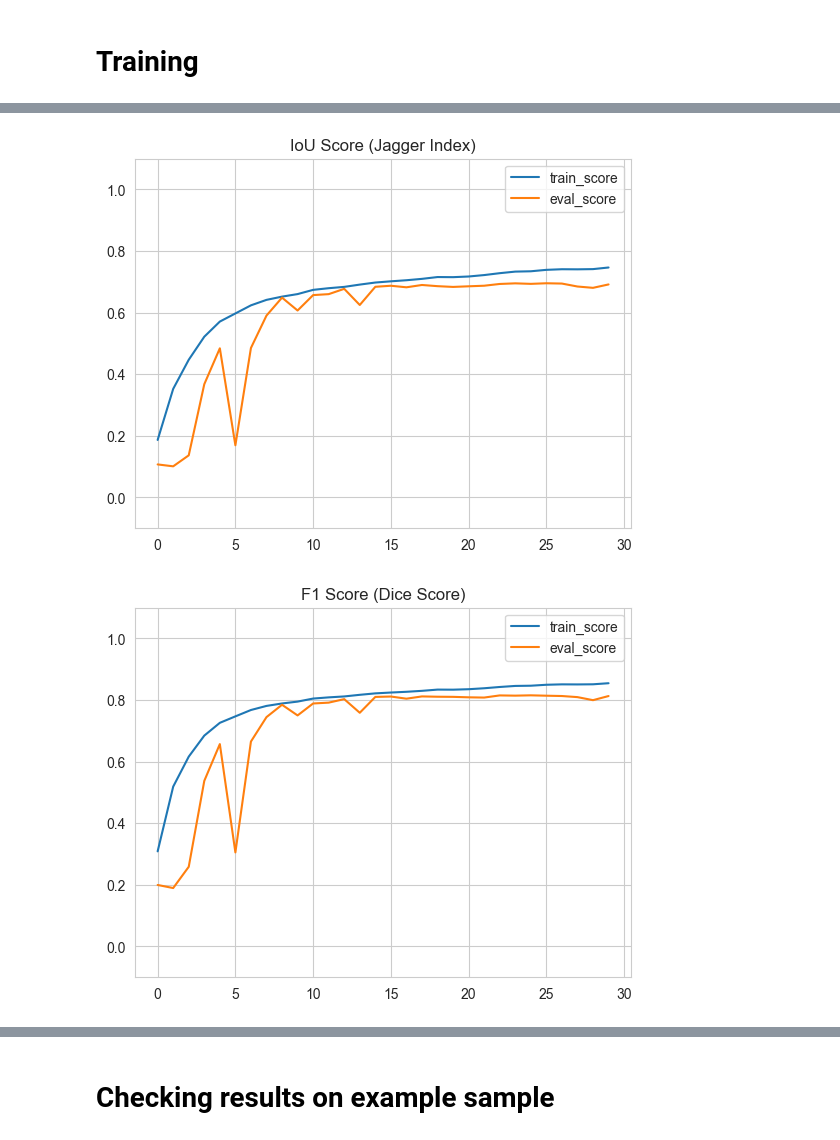
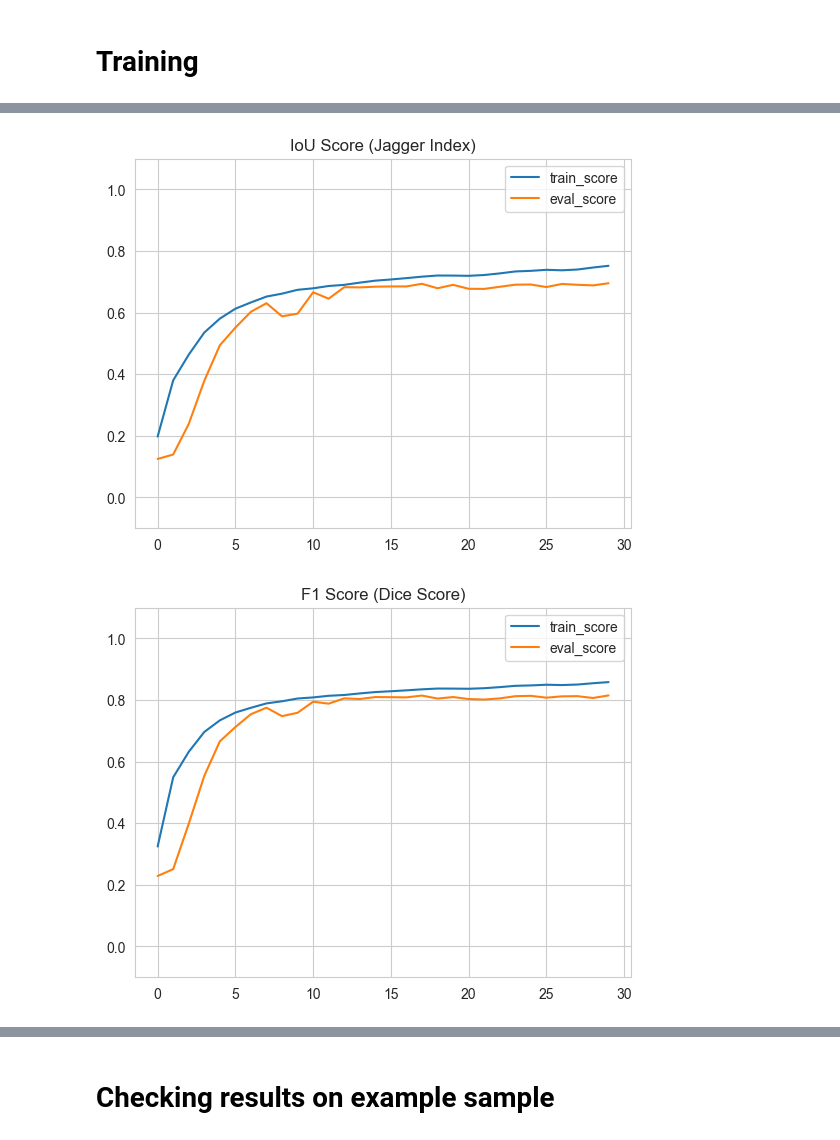
Before and after one commit to DamianM02/IB, a Jupyter notebook: blood.ipynb, the cells around one changed output, grey strips where cells are left out. Saved outputs shown, nothing was run; the diff lists cells and outputs as text; code cells hidden in the pictures.

```diff
--- a/blood.ipynb
+++ b/blood.ipynb
@@ -184,11 +199,11 @@ test_loader = DataLoader(test_dataset, batch_size=16, shuffle=False)
 # %%
 unet = smp.Unet(
-    encoder_name="resnet34",  # choose encoder, e.g. mobilenet_v2 or efficientnet-b7
-    encoder_weights="imagenet",  # use `imagenet` pre-trained weights for encoder initialization
-    in_channels=3,  # model input channels (1 for gray-scale images, 3 for RGB, etc.)
-    classes=1,  # model output channels (number of classes in your dataset)
+    encoder_name="resnet34",
+    encoder_weights="imagenet",
+    in_channels=3,
+    classes=1,
     # activation="sigmoid"
 )
-# sigmoid = nn.Sigmoid()
+sigmoid = nn.Sigmoid()  # to better training (loss function prefer logits instead of probability) i decided to not use sigmoid in model
 # %% [markdown]
 # Training
@@ -195,8 +212,21 @@ unet = smp.Unet(
 # %%
-def train(model=unet,output_activation = sigmoid, train_loader=train_loader, val_loader=test_loader, lr=1e-3, EPOCHS=10):
+def train(model=unet, output_activation=sigmoid, train_loader=train_loader, val_loader=test_loader, lr=1e-3, EPOCHS=10):
+    """
+
+    :param model: model to train, default is unet
+    :param output_activation: activation function to use on logits from model, it could be identity function
+    :param train_loader: dataloader with train data
+    :param val_loader: dataloader with test data
+    :param lr: learning rate to use in optimizer
+    :param EPOCHS: number of epochs to train
+    :return: tuple of 4 lists, every list consist scores per epoch. Scores are: training IoU (JaccardIndex), testing IoU, training F1 (DiceScore), testing F1
+    """
     model.to(device)
     optimizer = torch.optim.AdamW(params=model.parameters(), lr=lr)
-    criterion = smp.losses.JaccardLoss(mode="binary", from_logits=True)  #this is IoU_loss
+
+    # I tested two similar losses and sum of them, but the best results gave DiceLoss
+    # criterion = smp.losses.JaccardLoss(mode="binary", from_logits=True)  #this is IoU_loss
+    criterion = smp.losses.DiceLoss(mode="binary", from_logits=True)  #this is F1_loss
 
     iou_metric = MeanIoU(num_classes=2, input_format="index", include_background=False).to(device)
     dice_metric = DiceScore(num_classes=2, input_format="index", include_background=False).to(device)
@@ -213,7 +243,7 @@ def train(model=unet,output_activation = sigmoid, train_loader=train_loader, val
             optimizer.zero_grad()
 
             Y_pred = model(X)
-            loss = criterion(Y_pred, Y)
+            loss = (criterion(Y_pred, Y))
             loss.backward()
             optimizer.step()
 
@@ -265,20 +295,27 @@ Epoch: 11 | Train_IoU_score: 0.6741, Test_IoU_score: 0.6571 | Train_f1_score: 0.
 # %%
 def plot_train_eval_scores(train_scores: list[float], eval_scores: list[float], title: str | None = None,
                            margin: float = 0.1):
+    """
+    :param train_scores: list of train set scores per epoch,
+    :param eval_scores: list of eval scores per epoch,
+    :param title: title of plot, if None then without title,
+    :param margin: margin of plots,
+    :return: None
+    """
     plt.plot(train_scores, label="train_score")
     plt.plot(eval_scores, label="eval_score")
     if title:
         plt.title(title)
     plt.ylim(0 - margin, 1 + margin)
     plt.legend()
     plt.show()
 
 
 plot_train_eval_scores(train_iou_scores, eval_iou_scores, title="IoU Score (Jagger Index)")
 plot_train_eval_scores(train_f1_scores, eval_f1_scores, title="F1 Score (Dice Score)")
 # %% [output]
-[figure, old version]
+[figure, new version]
-[figure, old version]
+[figure, new version]
 # %%
 print(f"Train IoU score: {train_iou_scores[-1]}")
 print(f"Test  IoU score: {eval_iou_scores[-1]}")
```
Also changed, not shown: parts of 14 cells of this notebook.
